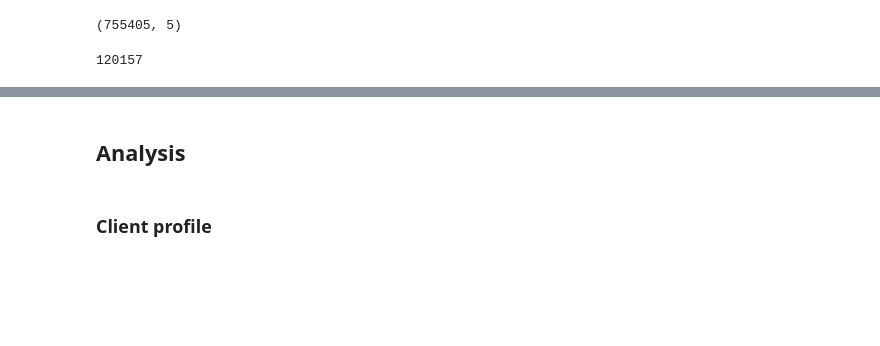
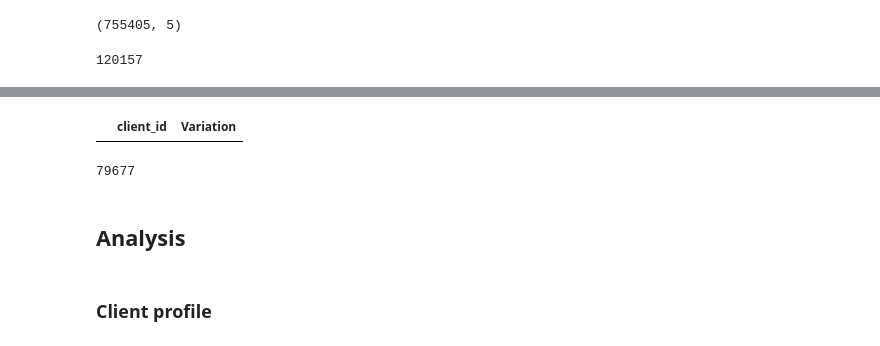
Before and after one commit to mhga94/vanguard_project, a Jupyter notebook: notebook/Project.ipynb, the cells around one changed output, grey strips where cells are left out. Saved outputs shown, nothing was run; the diff lists cells and outputs as text; code cells hidden in the pictures; blank space fills up the shorter version.

```diff
--- a/notebook/Project.ipynb
+++ b/notebook/Project.ipynb
@@ -115,3 +180,11 @@ df_dropped.head()
+# %%
+df_exp[df_exp['client_id']==9723244]
+# %% [output]
+|  | client_id | Variation |
+# %%
+dropped_join['Variation'].isnull().sum()
+# %% [output]
+79677
 # %% [markdown]
 ## Analysis
 # %% [markdown]
```
Also changed, not shown: parts of 18 cells of this notebook, 13 other files.
